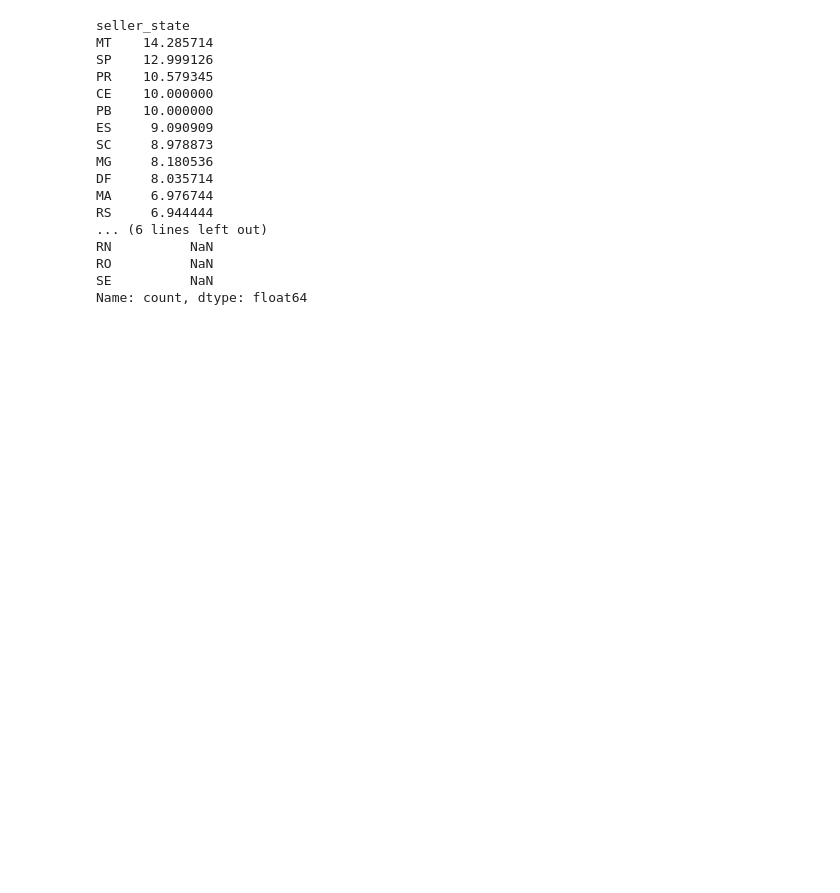
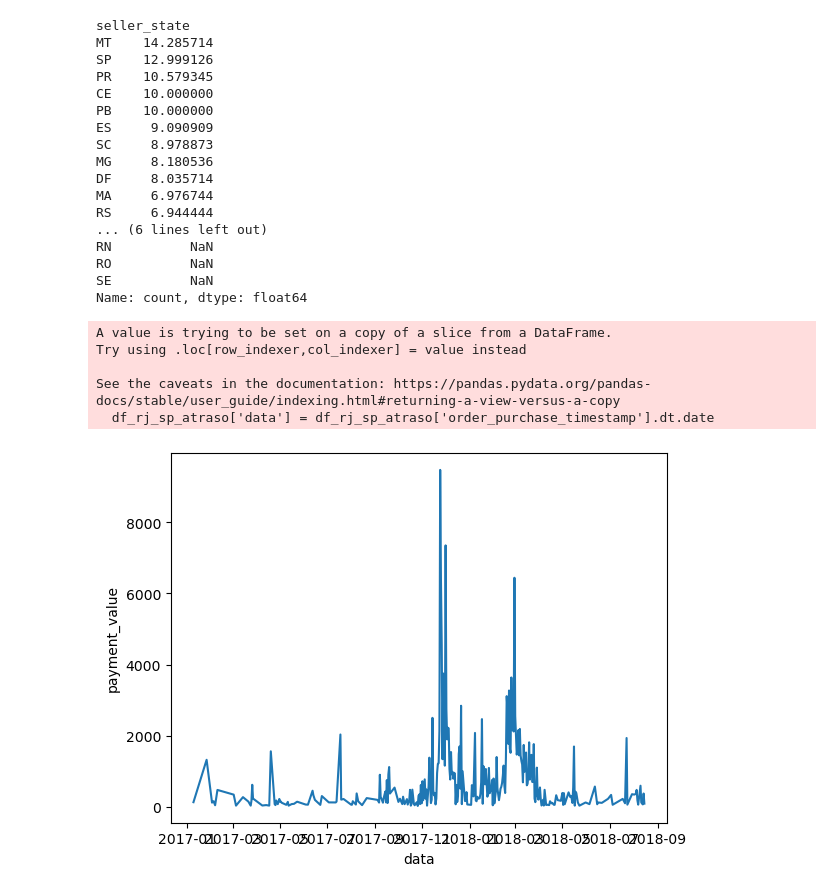
Before and after one commit to caio-a-garcia/PADS202401, a Jupyter notebook: EDA_Olist_perguntas.ipynb, the cells around one changed output. Drawn from its saved outputs; the diff is of its cells as text; code cells hidden in the pictures; blank space fills up the shorter version.

```diff
--- a/EDA_Olist_perguntas.ipynb
+++ b/EDA_Olist_perguntas.ipynb
@@ -933,3 +988,17 @@ RN          NaN
 RO          NaN
 SE          NaN
 Name: count, dtype: float64
+# %%
+#Grafico de linha em seaborn ao longo das datas com as vendas do estado  de SP com atraso maior do que 0 no df_rj. Incluir uma linha de tendencia
+df_rj_sp_atraso = df_rj_sp[df_rj_sp['atraso'] > 0]
+df_rj_sp_atraso['data'] = df_rj_sp_atraso['order_purchase_timestamp'].dt.date
+df_rj_sp_atraso = df_rj_sp_atraso.groupby('data')['payment_value'].sum().reset_index()
+sns.lineplot(x='data', y='payment_value', data=df_rj_sp_atraso)
+plt.show()
+# %% [output]
+A value is trying to be set on a copy of a slice from a DataFrame.
+Try using .loc[row_indexer,col_indexer] = value instead
+
+See the caveats in the documentation: https://pandas.pydata.org/pandas-docs/stable/user_guide/indexing.html#returning-a-view-versus-a-copy
+  df_rj_sp_atraso['data'] = df_rj_sp_atraso['order_purchase_timestamp'].dt.date
+[figure, added]
```
Also changed, not shown: parts of 32 cells of this notebook, 1 other file.
